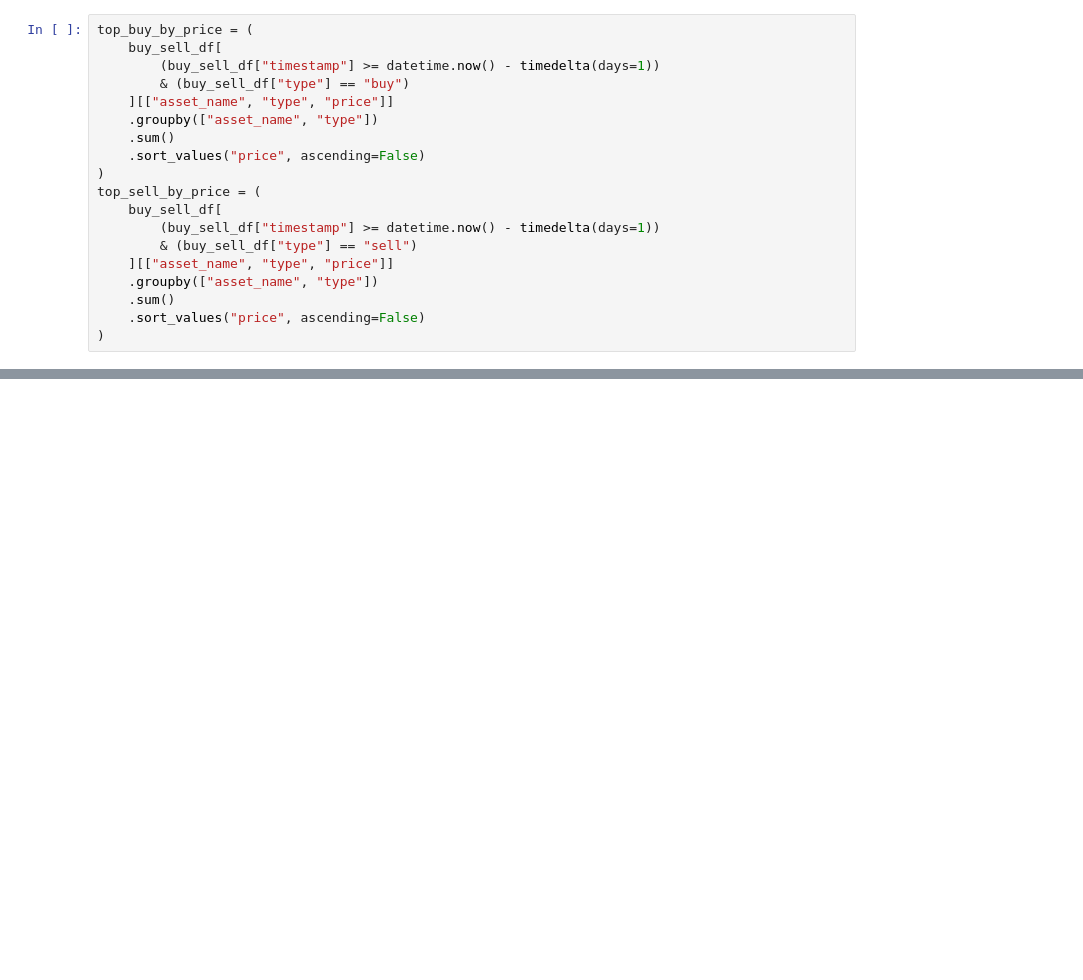
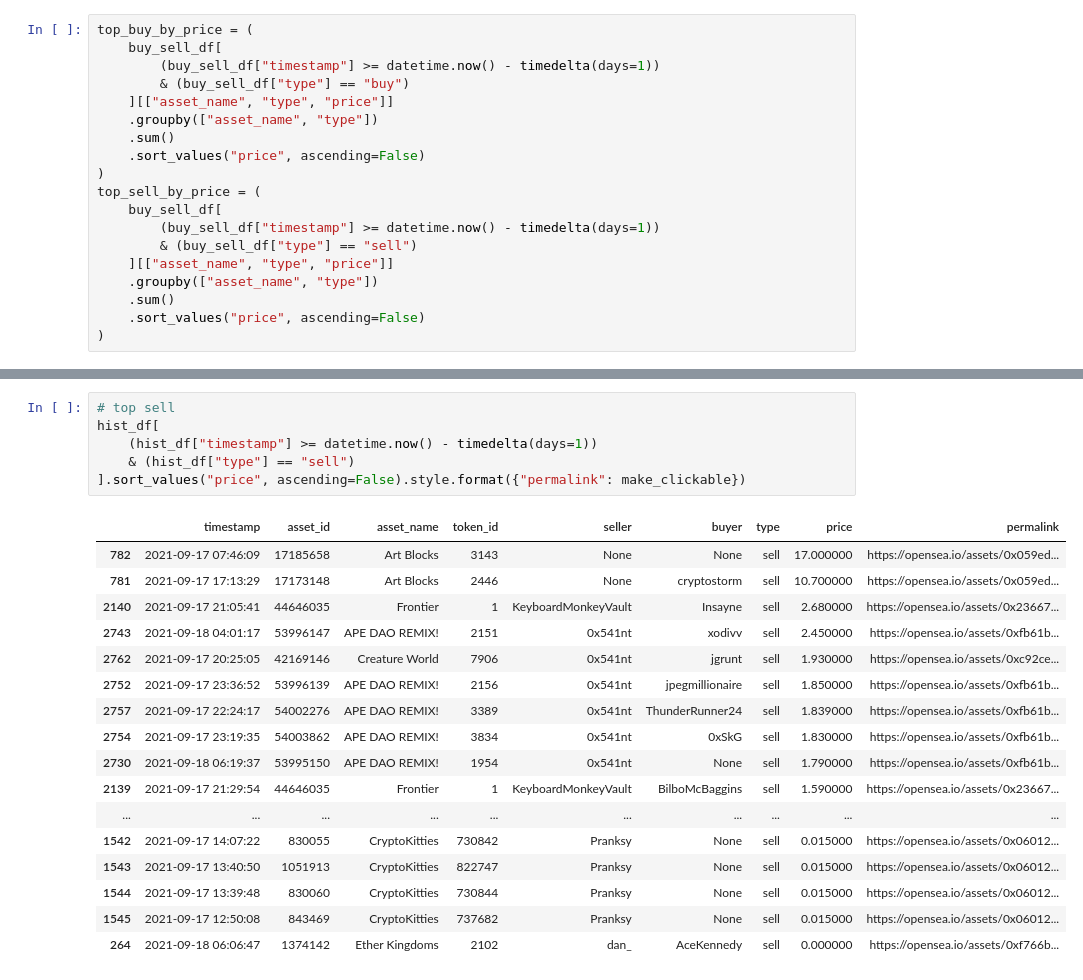
Before and after one commit to JeremyLi28/nft-whale-index, a Jupyter notebook: daily_top.ipynb, the cells around one changed output, grey strips where cells are left out. Drawn from its saved outputs; the diff is of its cells as text; blank space fills up the shorter version.

Commit message:
Add daily top buy/sell details

```diff
--- a/daily_top.ipynb
+++ b/daily_top.ipynb
@@ -217,0 +254,24 @@ TypeError: 'NoneType' object is not subscriptable
+# %%
+# top sell
+hist_df[
+    (hist_df["timestamp"] >= datetime.now() - timedelta(days=1))
+    & (hist_df["type"] == "sell")
+].sort_values("price", ascending=False).style.format({"permalink": make_clickable})
+# %% [output]
+|  | timestamp | asset_id | asset_name | token_id | seller | buyer | type | price | permalink |
+| 782 | 2021-09-17 07:46:09 | 17185658 | Art Blocks | 3143 | None | None | sell | 17.000000 | https://opensea.io/assets/0x059ed... |
+| 781 | 2021-09-17 17:13:29 | 17173148 | Art Blocks | 2446 | None | cryptostorm | sell | 10.700000 | https://opensea.io/assets/0x059ed... |
+| 2140 | 2021-09-17 21:05:41 | 44646035 | Frontier | 1 | KeyboardMonkeyVault | Insayne | sell | 2.680000 | https://opensea.io/assets/0x23667... |
+| 2743 | 2021-09-18 04:01:17 | 53996147 | APE DAO REMIX! | 2151 | 0x541nt | xodivv | sell | 2.450000 | https://opensea.io/assets/0xfb61b... |
+| 2762 | 2021-09-17 20:25:05 | 42169146 | Creature World | 7906 | 0x541nt | jgrunt | sell | 1.930000 | https://opensea.io/assets/0xc92ce... |
+| 2752 | 2021-09-17 23:36:52 | 53996139 | APE DAO REMIX! | 2156 | 0x541nt | jpegmillionaire | sell | 1.850000 | https://opensea.io/assets/0xfb61b... |
+| 2757 | 2021-09-17 22:24:17 | 54002276 | APE DAO REMIX! | 3389 | 0x541nt | ThunderRunner24 | sell | 1.839000 | https://opensea.io/assets/0xfb61b... |
+| 2754 | 2021-09-17 23:19:35 | 54003862 | APE DAO REMIX! | 3834 | 0x541nt | 0xSkG | sell | 1.830000 | https://opensea.io/assets/0xfb61b... |
+| 2730 | 2021-09-18 06:19:37 | 53995150 | APE DAO REMIX! | 1954 | 0x541nt | None | sell | 1.790000 | https://opensea.io/assets/0xfb61b... |
+| 2139 | 2021-09-17 21:29:54 | 44646035 | Frontier | 1 | KeyboardMonkeyVault | BilboMcBaggins | sell | 1.590000 | https://opensea.io/assets/0x23667... |
+| ... | ... | ... | ... | ... | ... | ... | ... | ... | ... |
+| 1542 | 2021-09-17 14:07:22 | 830055 | CryptoKitties | 730842 | Pranksy | None | sell | 0.015000 | https://opensea.io/assets/0x06012... |
+| 1543 | 2021-09-17 13:40:50 | 1051913 | CryptoKitties | 822747 | Pranksy | None | sell | 0.015000 | https://opensea.io/assets/0x06012... |
+| 1544 | 2021-09-17 13:39:48 | 830060 | CryptoKitties | 730844 | Pranksy | None | sell | 0.015000 | https://opensea.io/assets/0x06012... |
+| 1545 | 2021-09-17 12:50:08 | 843469 | CryptoKitties | 737682 | Pranksy | None | sell | 0.015000 | https://opensea.io/assets/0x06012... |
+| 264 | 2021-09-18 06:06:47 | 1374142 | Ether Kingdoms | 2102 | dan_ | AceKennedy | sell | 0.000000 | https://opensea.io/assets/0xf766b... |
```
Also changed, not shown: parts of 8 cells of this notebook.
